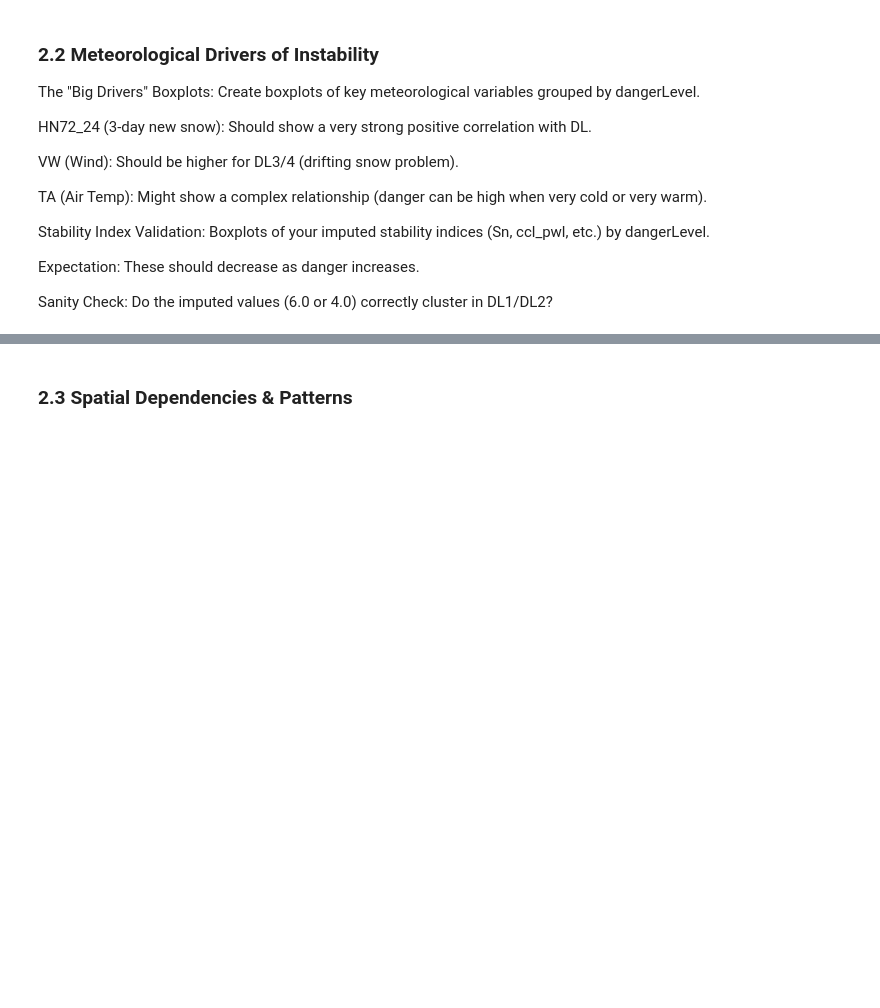
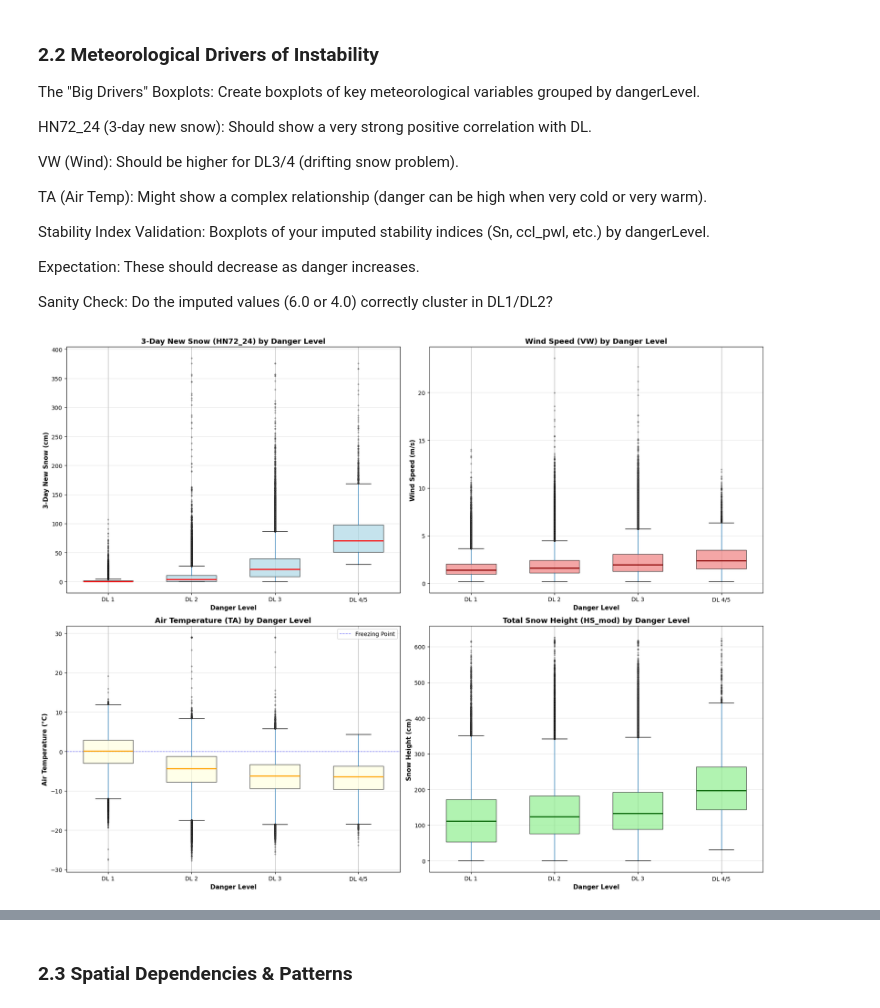
Before and after one commit to FPfenniger/AvalancheRiskProject, a Jupyter notebook: 2_EDA.ipynb, the cells around one changed output, grey strips where cells are left out. Saved outputs shown, nothing was run; the diff lists cells and outputs as text; code cells hidden in the pictures; blank space fills up the shorter version.

```diff
--- a/2_EDA.ipynb
+++ b/2_EDA.ipynb
@@ -528,3 +528,91 @@ Stability Index Validation: Boxplots of your imputed stability indices (Sn, ccl_
 Expectation: These should decrease as danger increases.
 
 Sanity Check: Do the imputed values (6.0 or 4.0) correctly cluster in DL1/DL2?
+# %%
+# Meteorological Drivers - Key Variables by Danger Level
+fig, axes = plt.subplots(2, 2, figsize=(18, 14))
+fig.suptitle('Meteorological Drivers of Avalanche Instability',
+             fontsize=16, fontweight='bold', y=0.995)
+
+# 1. 3-Day New Snow (HN72_24)
+ax1 = axes[0, 0]
+avalanche_season.boxplot(column='HN72_24', by='dangerLevel', ax=ax1,
+                          patch_artist=True, widths=0.6,
+                          boxprops=dict(facecolor='lightblue', alpha=0.7),
+                          medianprops=dict(color='red', linewidth=2),
+                          flierprops=dict(marker='o', markerfacecolor='gray',
+                                        markersize=2, alpha=0.3))
+ax1.set_title('3-Day New Snow (HN72_24) by Danger Level',
+              fontsize=13, fontweight='bold')
+ax1.set_xlabel('Danger Level', fontsize=11, fontweight='bold')
+ax1.set_ylabel('3-Day New Snow (cm)', fontsize=11, fontweight='bold')
+ax1.set_xticklabels(['DL 1', 'DL 2', 'DL 3', 'DL 4/5'])
+ax1.grid(axis='y', alpha=0.3)
+plt.suptitle('')
+
+# 2. Wind Speed (VW)
+ax2 = axes[0, 1]
+avalanche_season.boxplot(column='VW', by='dangerLevel', ax=ax2,
+                          patch_artist=True, widths=0.6,
+                          boxprops=dict(facecolor='lightcoral', alpha=0.7),
+                          medianprops=dict(color='darkred', linewidth=2),
+                          flierprops=dict(marker='o', markerfacecolor='gray',
+                                        markersize=2, alpha=0.3))
+ax2.set_title('Wind Speed (VW) by Danger Level',
+              fontsize=13, fontweight='bold')
+ax2.set_xlabel('Danger Level', fontsize=11, fontweight='bold')
+ax2.set_ylabel('Wind Speed (m/s)', fontsize=11, fontweight='bold')
+ax2.set_xticklabels(['DL 1', 'DL 2', 'DL 3', 'DL 4/5'])
+ax2.grid(axis='y', alpha=0.3)
+plt.suptitle('')
+
+# 3. Air Temperature (TA)
+ax3 = axes[1, 0]
+avalanche_season.boxplot(column='TA', by='dangerLevel', ax=ax3,
+                          patch_artist=True, widths=0.6,
+                          boxprops=dict(facecolor='lightyellow', alpha=0.7),
+                          medianprops=dict(color='orange', linewidth=2),
+                          flierprops=dict(marker='o', markerfacecolor='gray',
+                                        markersize=2, alpha=0.3))
+ax3.set_title('Air Temperature (TA) by Danger Level',
+              fontsize=13, fontweight='bold')
+ax3.set_xlabel('Danger Level', fontsize=11, fontweight='bold')
+ax3.set_ylabel('Air Temperature (°C)', fontsize=11, fontweight='bold')
+ax3.set_xticklabels(['DL 1', 'DL 2', 'DL 3', 'DL 4/5'])
+ax3.axhline(y=0, color='blue', linestyle='--', linewidth=1, alpha=0.5, label='Freezing Point')
+ax3.grid(axis='y', alpha=0.3)
+ax3.legend(loc='upper right')
+plt.suptitle('')
+
+# 4. Total Snow Height (HS_mod)
+ax4 = axes[1, 1]
+avalanche_season.boxplot(column='HS_mod', by='dangerLevel', ax=ax4,
+                          patch_artist=True, widths=0.6,
+                          boxprops=dict(facecolor='lightgreen', alpha=0.7),
+                          medianprops=dict(color='darkgreen', linewidth=2),
+                          flierprops=dict(marker='o', markerfacecolor='gray',
+                                        markersize=2, alpha=0.3))
+ax4.set_title('Total Snow Height (HS_mod) by Danger Level',
+              fontsize=13, fontweight='bold')
+ax4.set_xlabel('Danger Level', fontsize=11, fontweight='bold')
+ax4.set_ylabel('Snow Height (cm)', fontsize=11, fontweight='bold')
+ax4.set_xticklabels(['DL 1', 'DL 2', 'DL 3', 'DL 4/5'])
+ax4.grid(axis='y', alpha=0.3)
+plt.suptitle('')
+
+plt.tight_layout()
+plt.show()
+
+# Print summary statistics
+print("\n" + "="*80)
+print("METEOROLOGICAL DRIVERS: Summary Statistics by Danger Level")
+print("="*80)
+
+for var in ['HN72_24', 'VW', 'TA', 'HS_mod']:
+    print(f"\n{var}:")
+    print("-" * 80)
+    stats = avalanche_season.groupby('dangerLevel')[var].describe()[['mean', '50%', 'std']]
+    stats.index = ['DL 1', 'DL 2', 'DL 3', 'DL 4/5']
+    print(stats.to_string())
+# %% [output]
+[figure, added]
```
Also changed, not shown: parts of 6 cells of this notebook, 1 other file.
